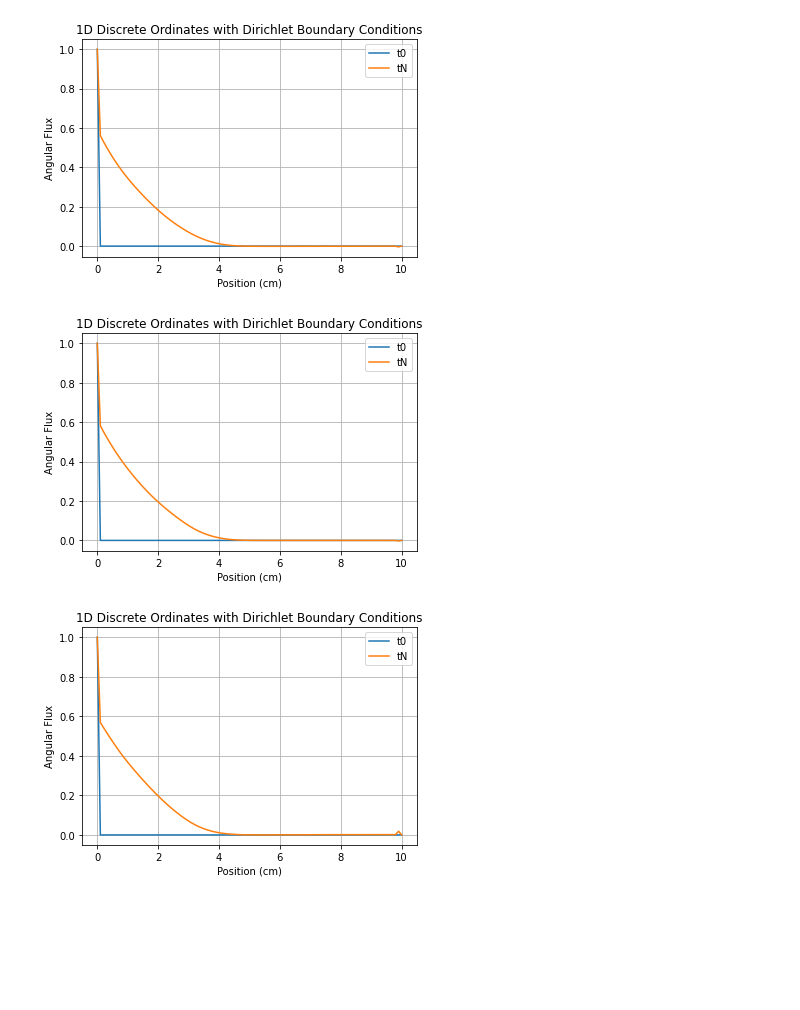
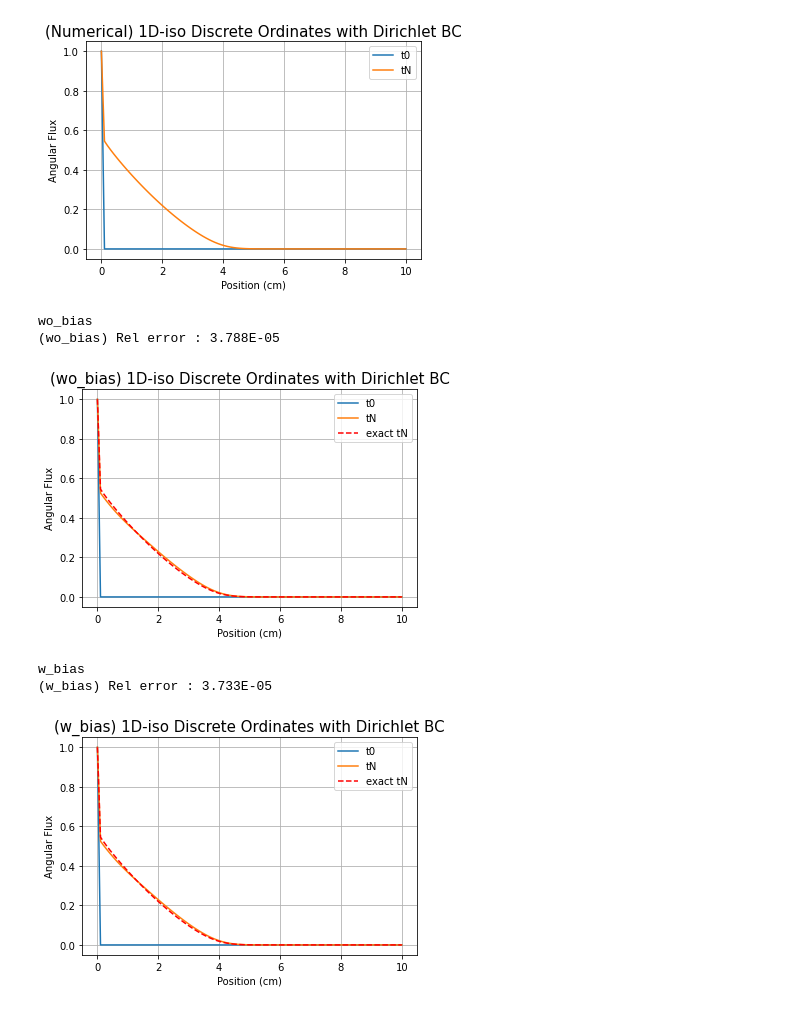
Before and after one commit to ScSteffen/CollisionOperatorLearning, a Jupyter notebook: simulation_study.ipynb, the cells around one changed output. Drawn from its saved outputs; the diff is of its cells as text; code cells hidden in the pictures; blank space fills up the shorter version.

Commit message:
Modify bugs in simulation code

```diff
--- a/simulation_study.ipynb
+++ b/simulation_study.ipynb
@@ -14,7 +14,7 @@ source = np.zeros(n_x)  # Source term
 
 # Angular discretization (Discrete Ordinates)
 n_q = 100  # Number of discrete angles
-Q = CollisionOperatorHG1D(integrator_order=n_q, anisotropy_param=0.0)
+Q = CollisionOperator1D(integrator_order=n_q)
 omega = Q.get_quad_pts()
 w_q = Q.get_quad_weights()
 # Initialize angular flux and boundary conditions
@@ -132,19 +128,44 @@ def run_simulation(f_init, n_x, n_q, n_t, dt, dx, sigma_s, sigma_t, source, omeg
                         fluxes[q, i + 1] - fluxes[q, i]) + dt * collision[q] + dt * source[i]
 
     return f_kin
+# %%
+def run_classic_simulation(f_init, n_x, n_q, n_t, dt, dx, sigma_s, sigma_t, source, omega, Q):
+    f_kin = np.copy(f_init)
+    fluxes = np.zeros(shape=(n_q, n_x))
+    # Perform time-stepping
+    for k in range(n_t - 1):
+        for i in range(1, n_x - 1):
+            for q in range(n_q):
+                fluxes[q, i] = get_upwind_flux(i, omega[q], f_kin[q, :])
+        for i in range(1, n_x - 1):
+            collision = Q.evaluate_Q(f_kin[:, i])
+
+            for q in range(n_q):
+                # Update angular flux using finite difference method
+                f_kin[q, i] = (
+                    f_kin[q, i]
+                    - dt / dx * (fluxes[q, i + 1] - fluxes[q, i])
+                    + dt * collision[q]
+                    + dt * source[i]
+                )
+
+    return f_kin
 # %%
-f_tN = run_simulation(f_init, n_x, n_q, n_t, dt, dx, sigma_s, sigma_t, source, omega, models[1], grid, w_q, True)
+f_tN = run_classic_simulation(f_init, n_x, n_q, n_t, dt, dx, sigma_s, sigma_t, source, omega, Q)
 # %%
 f_res_tn = w_q @ f_tN / 2.
 f_res_t0 = w_q @ f_init / 2.
 # Plot the angular flux for one angle (e.g., the first angle)
 plt.plot(np.linspace(0, L, n_x), f_res_t0)
 plt.plot(np.linspace(0, L, n_x), f_res_tn)
 plt.xlabel('Position (cm)')
 plt.ylabel('Angular Flux')
-plt.title('1D Discrete Ordinates with Dirichlet Boundary Conditions')
+plt.title('(Numerical) 1D-iso Discrete Ordinates with Dirichlet BC', size=15)
 plt.legend(['t0', 'tN'])
 plt.grid(True)
-#plt.savefig("wo_bias.png")
+#plt.savefig("numerical.png")
+
+exact_f_res_t0=f_res_t0
+exact_f_res_tn=f_res_tn
 # %% [output]
-[figure, old version]
+[figure, new version]
@@ -153,13 +172,22 @@ f_tN = run_simulation(f_init, n_x, n_q, n_t, dt, dx, sigma_s, sigma_t, source, o
 # %%
+model_idx=0
+print(names[model_idx])
+f_tN = run_simulation(f_init, n_x, n_q, n_t, dt, dx, sigma_s, sigma_t, source, omega, models[model_idx], grid, w_q, True)
+
 f_res_tn = w_q @ f_tN / 2.
 f_res_t0 = w_q @ f_init / 2.
 # Plot the angular flux for one angle (e.g., the first angle)
 plt.plot(np.linspace(0, L, n_x), f_res_t0)
 plt.plot(np.linspace(0, L, n_x), f_res_tn)
+plt.plot(np.linspace(0, L, n_x), exact_f_res_tn, c='r', linestyle="--")
 plt.xlabel('Position (cm)')
 plt.ylabel('Angular Flux')
-plt.title('1D Discrete Ordinates with Dirichlet Boundary Conditions')
-plt.legend(['t0', 'tN'])
+plt.title('({}) 1D-iso Discrete Ordinates with Dirichlet BC'.format(names[model_idx]), size=15)
+plt.legend(['t0', 'tN','exact tN'])
 plt.grid(True)
+#plt.savefig("wo_bias.png")
+print("({}) Rel error : {:.3E}".format(names[model_idx],np.mean((f_res_tn-exact_f_res_tn)**2)))
 # %% [output]
+wo_bias
+(wo_bias) Rel error : 3.788E-05
-[figure, old version]
+[figure, new version]
@@ -168,13 +194,22 @@ f_tN = run_simulation(f_init, n_x, n_q, n_t, dt, dx, sigma_s, sigma_t, source, o
 # %%
+model_idx=1
+print(names[model_idx])
+f_tN = run_simulation(f_init, n_x, n_q, n_t, dt, dx, sigma_s, sigma_t, source, omega, models[model_idx], grid, w_q, True)
+
 f_res_tn = w_q @ f_tN / 2.
 f_res_t0 = w_q @ f_init / 2.
 # Plot the angular flux for one angle (e.g., the first angle)
 plt.plot(np.linspace(0, L, n_x), f_res_t0)
 plt.plot(np.linspace(0, L, n_x), f_res_tn)
+plt.plot(np.linspace(0, L, n_x), exact_f_res_tn, c='r', linestyle="--")
 plt.xlabel('Position (cm)')
 plt.ylabel('Angular Flux')
-plt.title('1D Discrete Ordinates with Dirichlet Boundary Conditions')
-plt.legend(['t0', 'tN'])
+plt.title('({}) 1D-iso Discrete Ordinates with Dirichlet BC'.format(names[model_idx]), size=15)
+plt.legend(['t0', 'tN','exact tN'])
 plt.grid(True)
+#plt.savefig("wo_bias.png")
+print("({}) Rel error : {:.3E}".format(names[model_idx],np.mean((f_res_tn-exact_f_res_tn)**2)))
 # %% [output]
+w_bias
+(w_bias) Rel error : 3.733E-05
-[figure, old version]
+[figure, new version]
```
Also changed, not shown: parts of 9 cells of this notebook, 5 other files.
